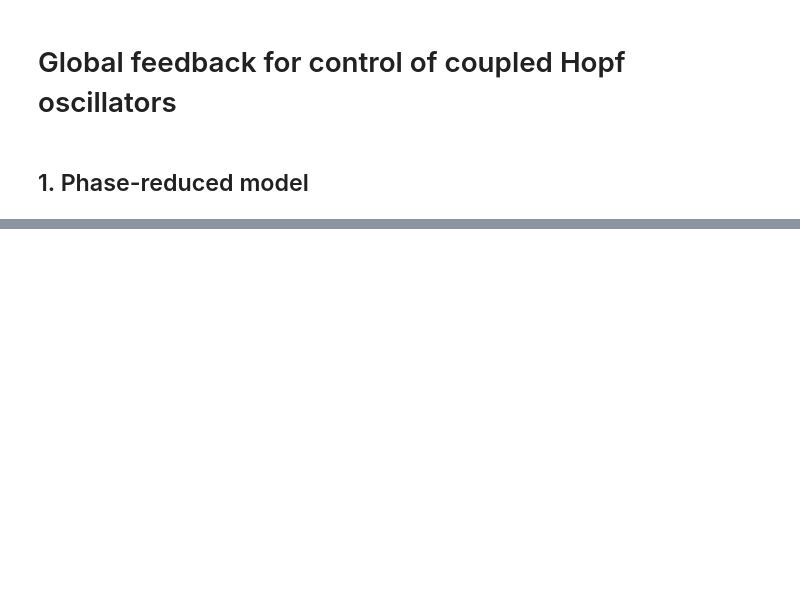
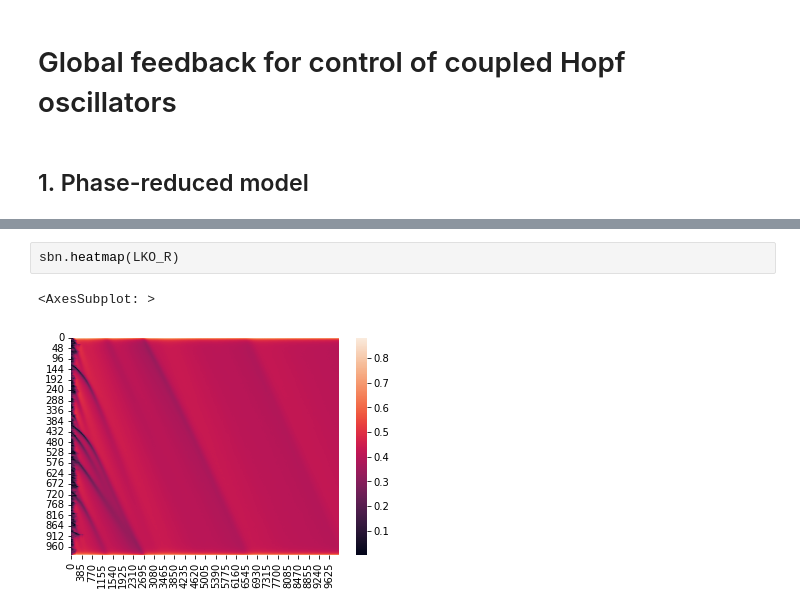
Before and after one commit to rnartallo/turbulencecontrol, a Jupyter notebook: TurbulenceControl.ipynb, the cells around one changed output, grey strips where cells are left out. Saved outputs shown, nothing was run; the diff lists cells and outputs as text; blank space fills up the shorter version.

```diff
--- a/TurbulenceControl.ipynb
+++ b/TurbulenceControl.ipynb
@@ -30,0 +42,5 @@ for i in range(0,100):
+# %%
+sbn.heatmap(LKO_R)
+# %% [output]
+<AxesSubplot: >
+[figure, added]
```
Also changed, not shown: parts of 6 cells of this notebook, 1 other file.
